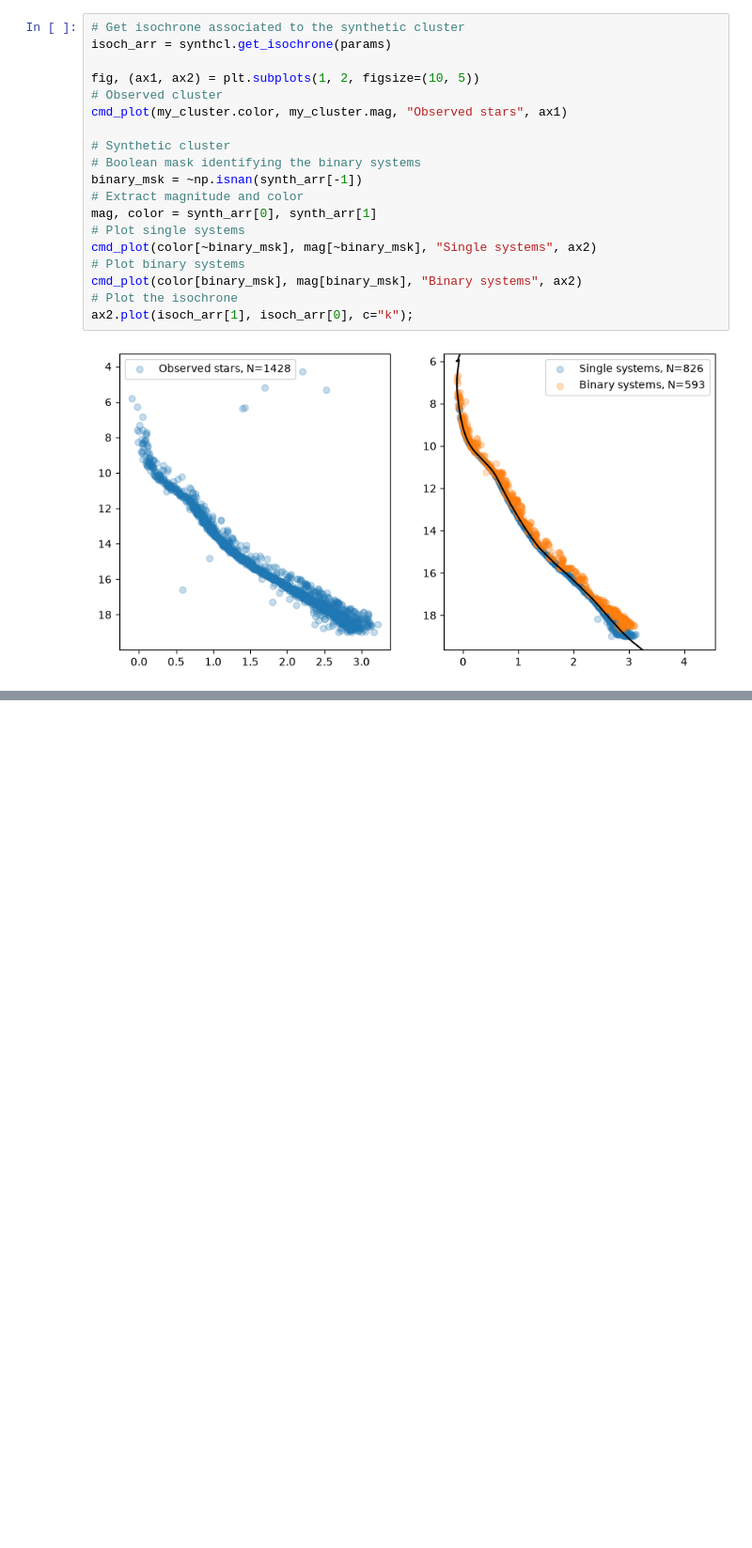
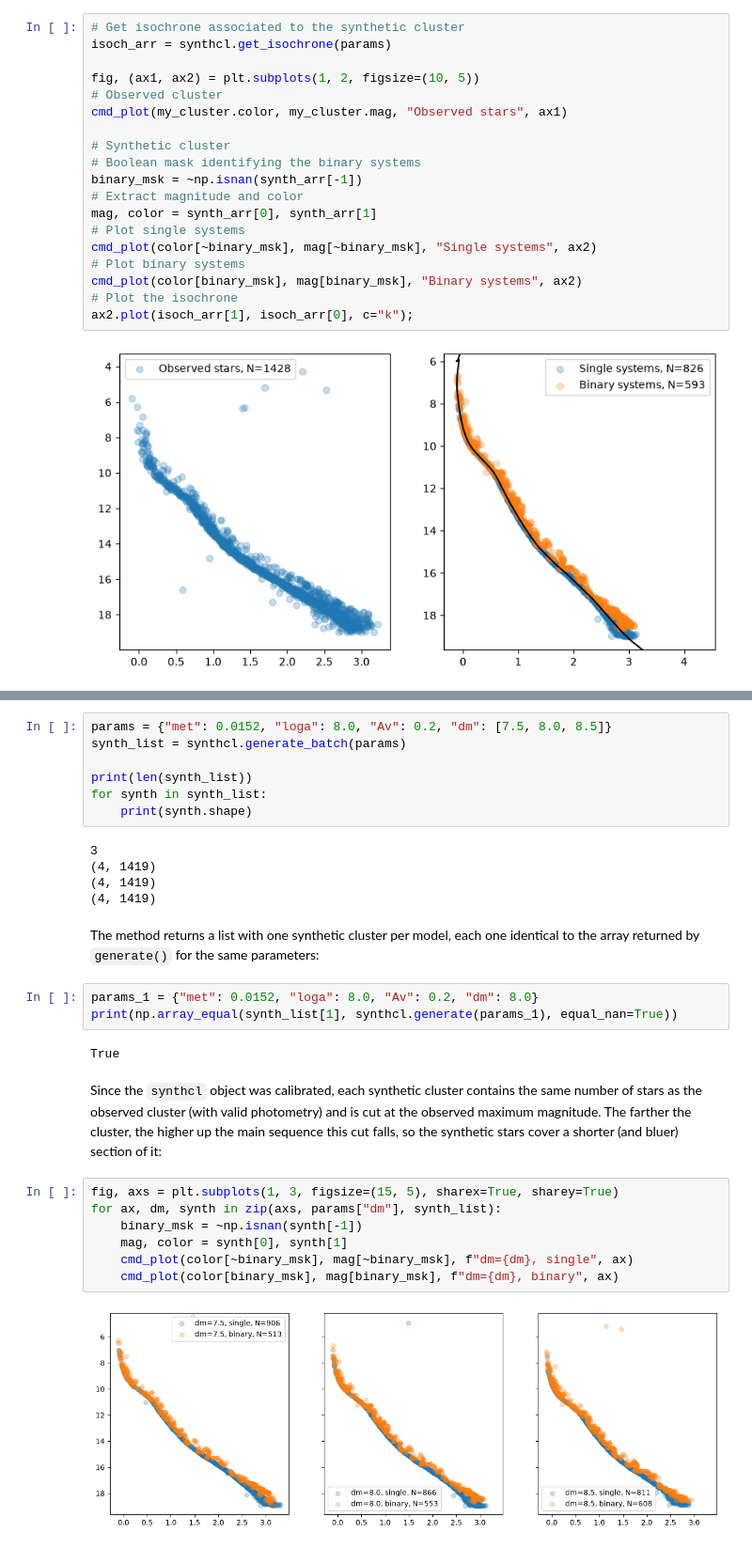
Before and after one commit to asteca/ASteCA, a Jupyter notebook: docs/contents/notebooks/synthetic.ipynb, the cells around one changed output, grey strips where cells are left out. Shown at 94% size. Drawn from its saved outputs; the diff is of its cells as text; blank space fills up the shorter version.

```diff
--- a/docs/contents/notebooks/synthetic.ipynb
+++ b/docs/contents/notebooks/synthetic.ipynb
@@ -208,0 +213,30 @@ ax2.plot(isoch_arr[1], isoch_arr[0], c="k");
+# %%
+params = {"met": 0.0152, "loga": 8.0, "Av": 0.2, "dm": [7.5, 8.0, 8.5]}
+synth_list = synthcl.generate_batch(params)
+
+print(len(synth_list))
+for synth in synth_list:
+    print(synth.shape)
+# %% [output]
+3
+(4, 1419)
+(4, 1419)
+(4, 1419)
+# %% [markdown]
+The method returns a list with one synthetic cluster per model, each one identical to the array returned by `generate()` for the same parameters:
+# %%
+params_1 = {"met": 0.0152, "loga": 8.0, "Av": 0.2, "dm": 8.0}
+print(np.array_equal(synth_list[1], synthcl.generate(params_1), equal_nan=True))
+# %% [output]
+True
+# %% [markdown]
+Since the `synthcl` object was calibrated, each synthetic cluster contains the same number of stars as the observed cluster (with valid photometry) and is cut at the observed maximum magnitude. The farther the cluster, the higher up the main sequence this cut falls, so the synthetic stars cover a shorter (and bluer) section of it:
+# %%
+fig, axs = plt.subplots(1, 3, figsize=(15, 5), sharex=True, sharey=True)
+for ax, dm, synth in zip(axs, params["dm"], synth_list):
+    binary_msk = ~np.isnan(synth[-1])
+    mag, color = synth[0], synth[1]
+    cmd_plot(color[~binary_msk], mag[~binary_msk], f"dm={dm}, single", ax)
+    cmd_plot(color[binary_msk], mag[binary_msk], f"dm={dm}, binary", ax)
+# %% [output]
+[figure, added]
```
Also changed, not shown: parts of 4 cells of this notebook, 10 other files.
